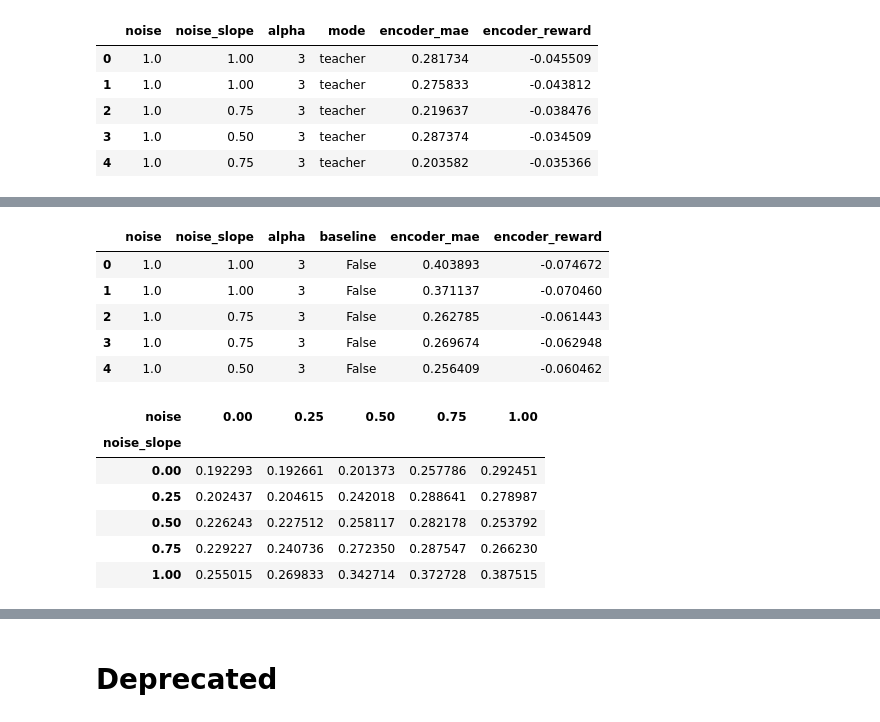
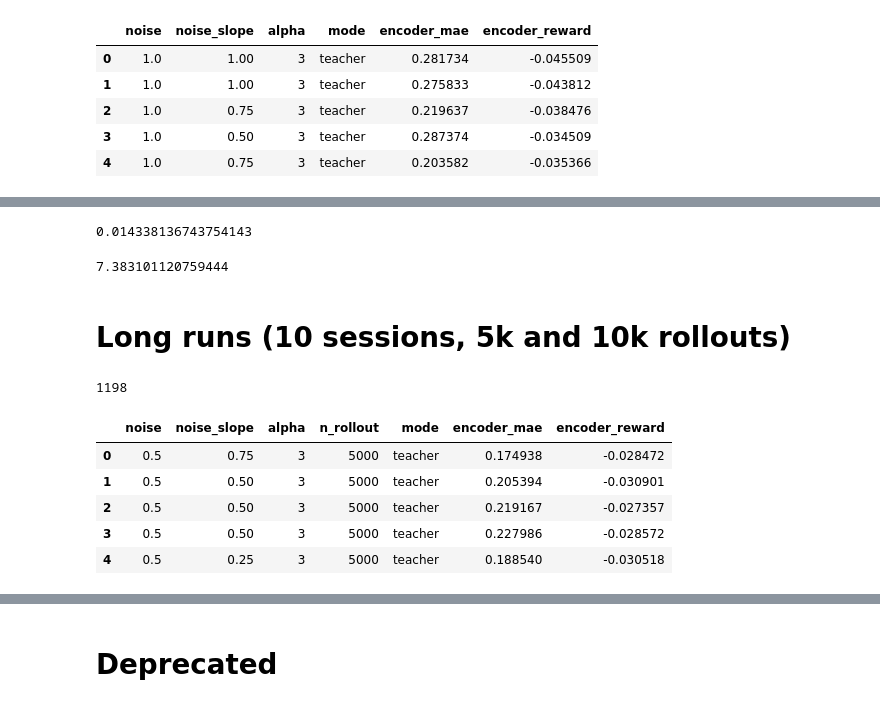
Before and after one commit to KilianFt/LIFT, a Jupyter notebook: notebooks/wandb_results_plots.ipynb, the cells around one changed output, grey strips where cells are left out. Drawn from its saved outputs; the diff is of its cells as text; code cells hidden in the pictures.

```diff
--- a/notebooks/wandb_results_plots.ipynb
+++ b/notebooks/wandb_results_plots.ipynb
@@ -133,10 +99,16 @@ def extract_data(sweep):
 # %%
 # teacher_sweep = api.sweep("kilian/LIFT/pvhti95q")
 teacher_sweep = api.sweep("kilian/LIFT/he8odg2h")
+teacher_sweep_2 = api.sweep("kilian/LIFT/fw3337wk")
 mi_sweep = api.sweep("kilian/LIFT/iatusjy9")
+mi_sweep_2 = api.sweep("kilian/LIFT/0mnd6asn")
+mi_sweep_medium = api.sweep("kilian/LIFT/onfirt08")
 teacher_data = extract_data(teacher_sweep)
 mi_data = extract_data(mi_sweep)
-data = teacher_data + mi_data
+teacher_data_2 = extract_data(teacher_sweep_2)
+mi_data_2 = extract_data(mi_sweep_2)
+mi_data_medium = extract_data(mi_sweep_medium)
+data = teacher_data + mi_data + teacher_data_2 + mi_data_2 + mi_data_medium
 df = pd.DataFrame(data)
 len(data)
 # %% [output]
@@ -186,19 +344,52 @@ plt.legend(['Baseline', 'MI'])
+# %%
+base_mean = baseline_df.encoder_mae.mean()
+mi_df = df[df['mode'] == 'KL_0.5']
+mi_mean = mi_df.encoder_mae.mean()
+mean_d_mae = base_mean - mi_mean
+mean_d_mae
+# %% [output]
+0.014338136743754143
+# %%
+(mean_d_mae * 100) / base_mean
+# %% [output]
+7.383101120759444
+# %% [markdown]
+# Long runs (10 sessions, 5k and 10k rollouts)
+# %%
+def extract_data_long(sweep):
+    data = []
+    for run in sweep.runs:
+        params = run.config
+        metrics = run.summary
+        encoder_mae = metrics.get('encoder_mae')
+        encoder_reward = metrics.get('encoder_reward')
+
+        data.append({
+            'noise': params['noise'],
+            'noise_slope': params['noise_slope'],
+            'alpha': params['alpha'],
+            'n_rollout': params['mi']['n_steps_rollout'],
+            'mode': "teacher" if params['mi']['only_copy_teacher'] else f"KL_{params['mi']['beta_2']}",
+            'encoder_mae': encoder_mae,
+            'encoder_reward': encoder_reward,
+        })
+    return data
+# %%
+teacher_sweep_long = api.sweep("kilian/LIFT/qakme0i9")
+mi_sweep_long = api.sweep("kilian/LIFT/w9de2w6q")
+teacher_data_long = extract_data_long(teacher_sweep_long)
+mi_data_long = extract_data_long(mi_sweep_long)
+data_long = teacher_data_long + mi_data_long
+df_long = pd.DataFrame(data_long)
+len(data_long)
+# %% [output]
+1198
 # %%
-mi_df.head()
+df_long.head()
 # %% [output]
-|  | noise | noise_slope | alpha | baseline | encoder_mae | encoder_reward |
-| 0 | 1.0 | 1.00 | 3 | False | 0.403893 | -0.074672 |
-| 1 | 1.0 | 1.00 | 3 | False | 0.371137 | -0.070460 |
-| 2 | 1.0 | 0.75 | 3 | False | 0.262785 | -0.061443 |
-| 3 | 1.0 | 0.75 | 3 | False | 0.269674 | -0.062948 |
-| 4 | 1.0 | 0.50 | 3 | False | 0.256409 | -0.060462 |
+|  | noise | noise_slope | alpha | n_rollout | mode | encoder_mae | encoder_reward |
+| 0 | 0.5 | 0.75 | 3 | 5000 | teacher | 0.174938 | -0.028472 |
+| 1 | 0.5 | 0.50 | 3 | 5000 | teacher | 0.205394 | -0.030901 |
+| 2 | 0.5 | 0.50 | 3 | 5000 | teacher | 0.219167 | -0.027357 |
+| 3 | 0.5 | 0.50 | 3 | 5000 | teacher | 0.227986 | -0.028572 |
+| 4 | 0.5 | 0.25 | 3 | 5000 | teacher | 0.188540 | -0.030518 |
-# %%
-mi_heatmap_data_3
-# %% [output]
-| noise | 0.00 | 0.25 | 0.50 | 0.75 | 1.00 |
-| noise_slope |  |  |  |  |  |
-| 0.00 | 0.192293 | 0.192661 | 0.201373 | 0.257786 | 0.292451 |
-| 0.25 | 0.202437 | 0.204615 | 0.242018 | 0.288641 | 0.278987 |
-| 0.50 | 0.226243 | 0.227512 | 0.258117 | 0.282178 | 0.253792 |
-| 0.75 | 0.229227 | 0.240736 | 0.272350 | 0.287547 | 0.266230 |
-| 1.00 | 0.255015 | 0.269833 | 0.342714 | 0.372728 | 0.387515 |
```
Also changed, not shown: parts of 30 cells of this notebook.
